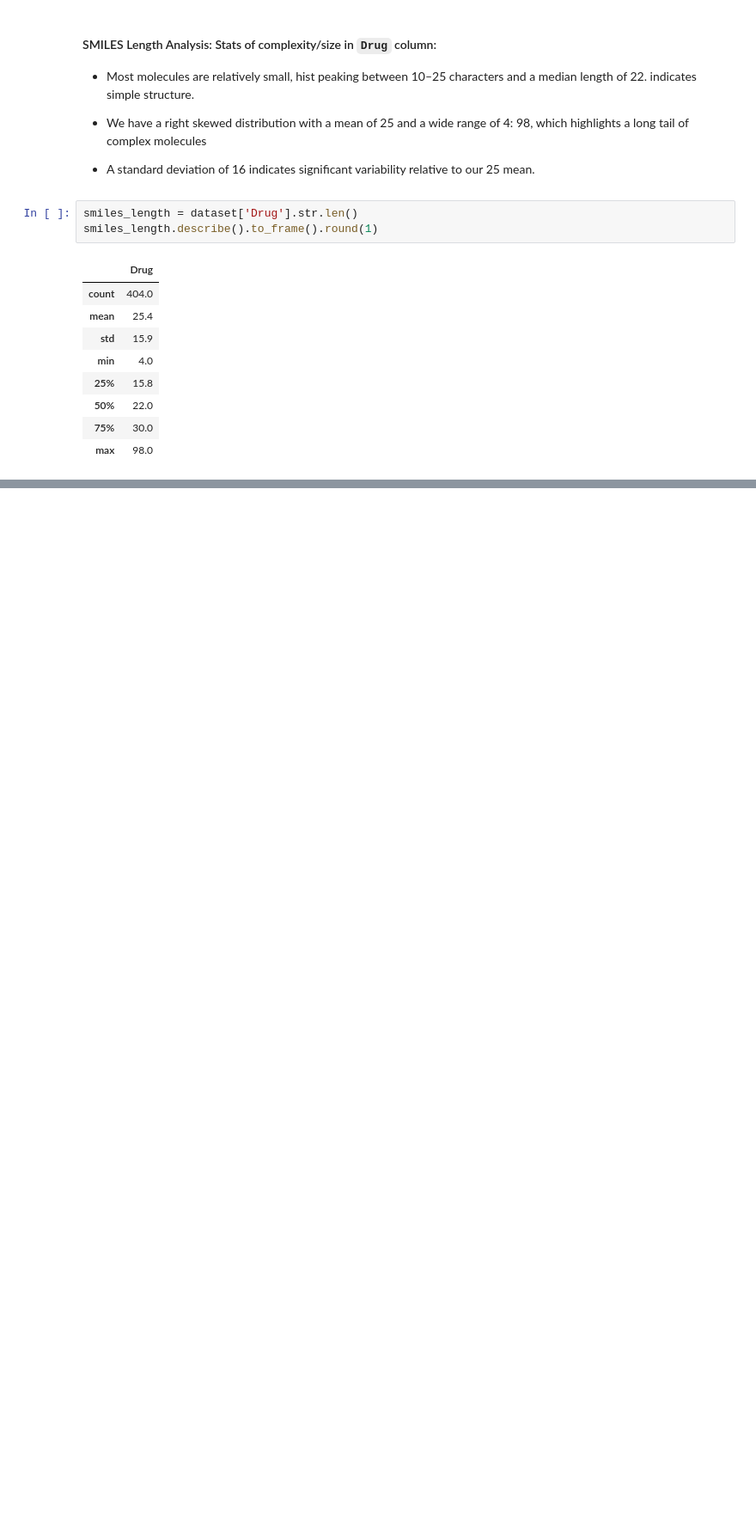
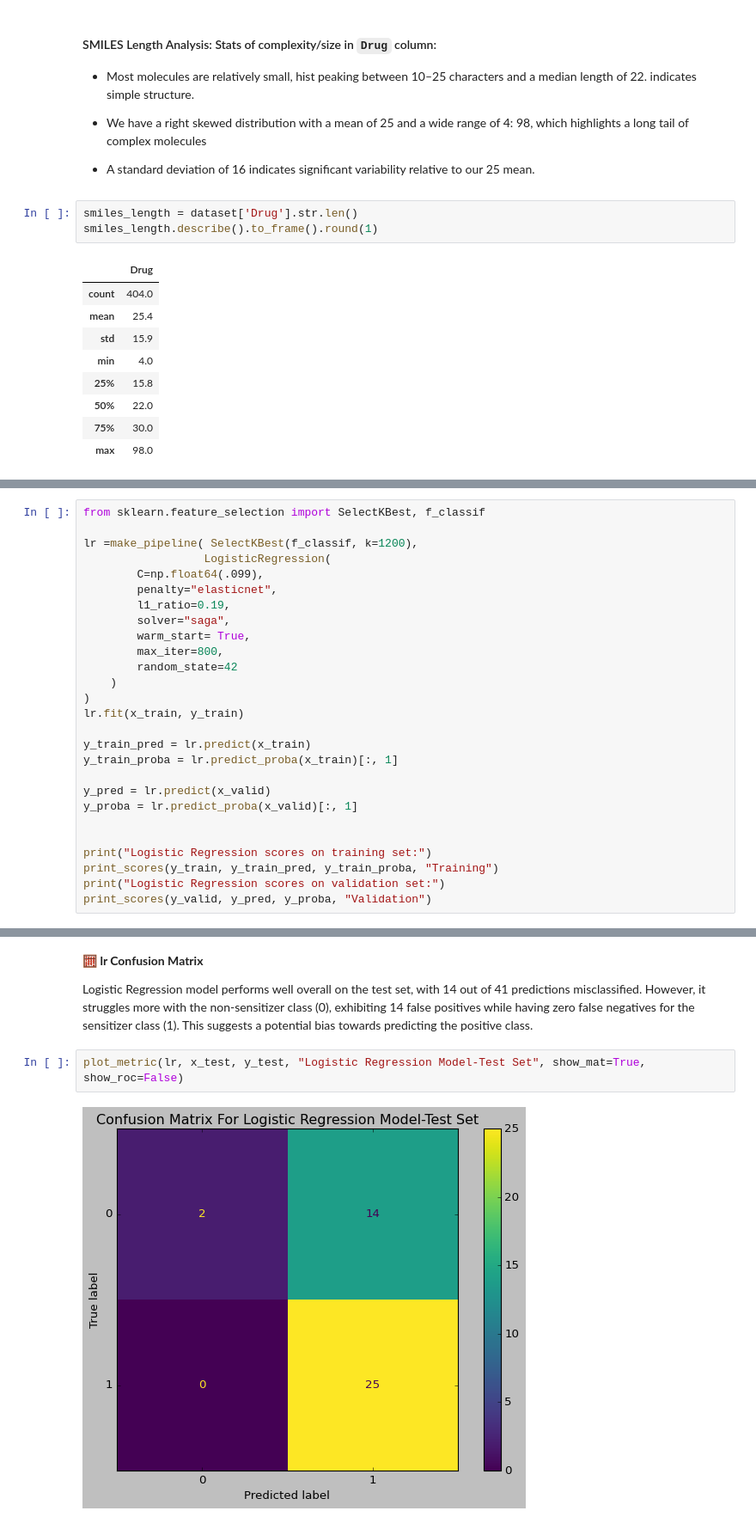
Before and after one commit to OmarAI2003/outreachy-contributions, a Jupyter notebook: notebooks/Data_preparation.ipynb, the cells around one changed output, grey strips where cells are left out. Shown: that part at 86% size. Saved outputs shown, nothing was run; the diff lists cells and outputs as text; blank space fills up the shorter version.

```diff
--- a/notebooks/Data_preparation.ipynb
+++ b/notebooks/Data_preparation.ipynb
@@ -171,0 +326,27 @@ plt.show()
+# %%
+from sklearn.feature_selection import SelectKBest, f_classif
+
+lr =make_pipeline( SelectKBest(f_classif, k=1200),
+                  LogisticRegression(
+        C=np.float64(.099),
+        penalty="elasticnet",
+        l1_ratio=0.19,
+        solver="saga",
+        warm_start= True,
+        max_iter=800,
+        random_state=42
+    )
+)
+lr.fit(x_train, y_train)
+
+y_train_pred = lr.predict(x_train)
+y_train_proba = lr.predict_proba(x_train)[:, 1]
+
+y_pred = lr.predict(x_valid)
+y_proba = lr.predict_proba(x_valid)[:, 1]
+
+
+print("Logistic Regression scores on training set:")
+print_scores(y_train, y_train_pred, y_train_proba, "Training")
+print("Logistic Regression scores on validation set:")
+print_scores(y_valid, y_pred, y_proba, "Validation")
@@ -171,0 +421,8 @@ plt.show()
+# %% [markdown]
+**🧮 lr Confusion Matrix**
+
+Logistic Regression model performs well overall on the test set, with 14 out of 41 predictions misclassified. However, it struggles more with the non-sensitizer class (0), exhibiting 14 false positives while having zero false negatives for the sensitizer class (1).  This suggests a potential bias towards predicting the positive class.
+# %%
+plot_metric(lr, x_test, y_test, "Logistic Regression Model-Test Set", show_mat=True, show_roc=False)
+# %% [output]
+[figure, added]
```
Also changed, not shown: parts of 54 cells of this notebook.
